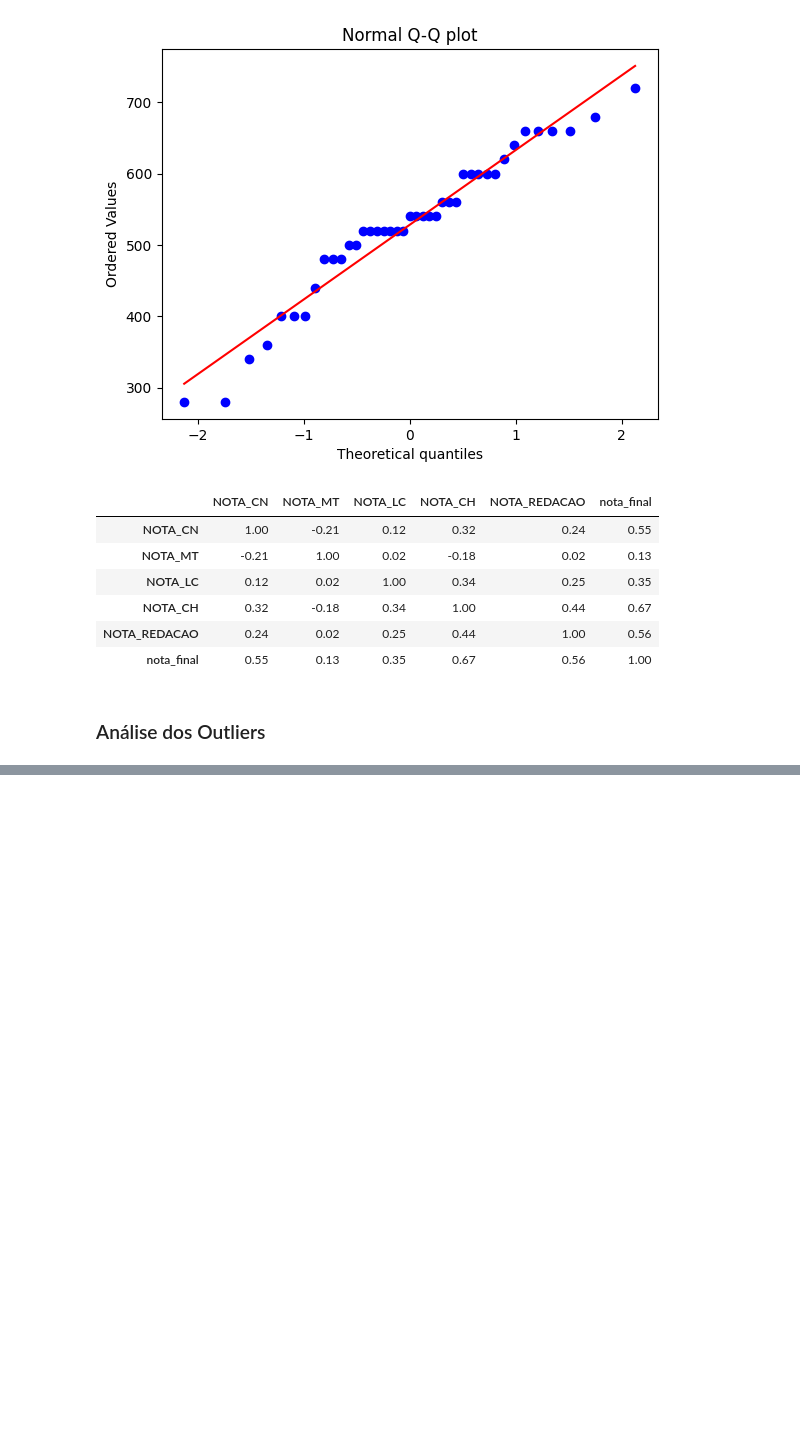
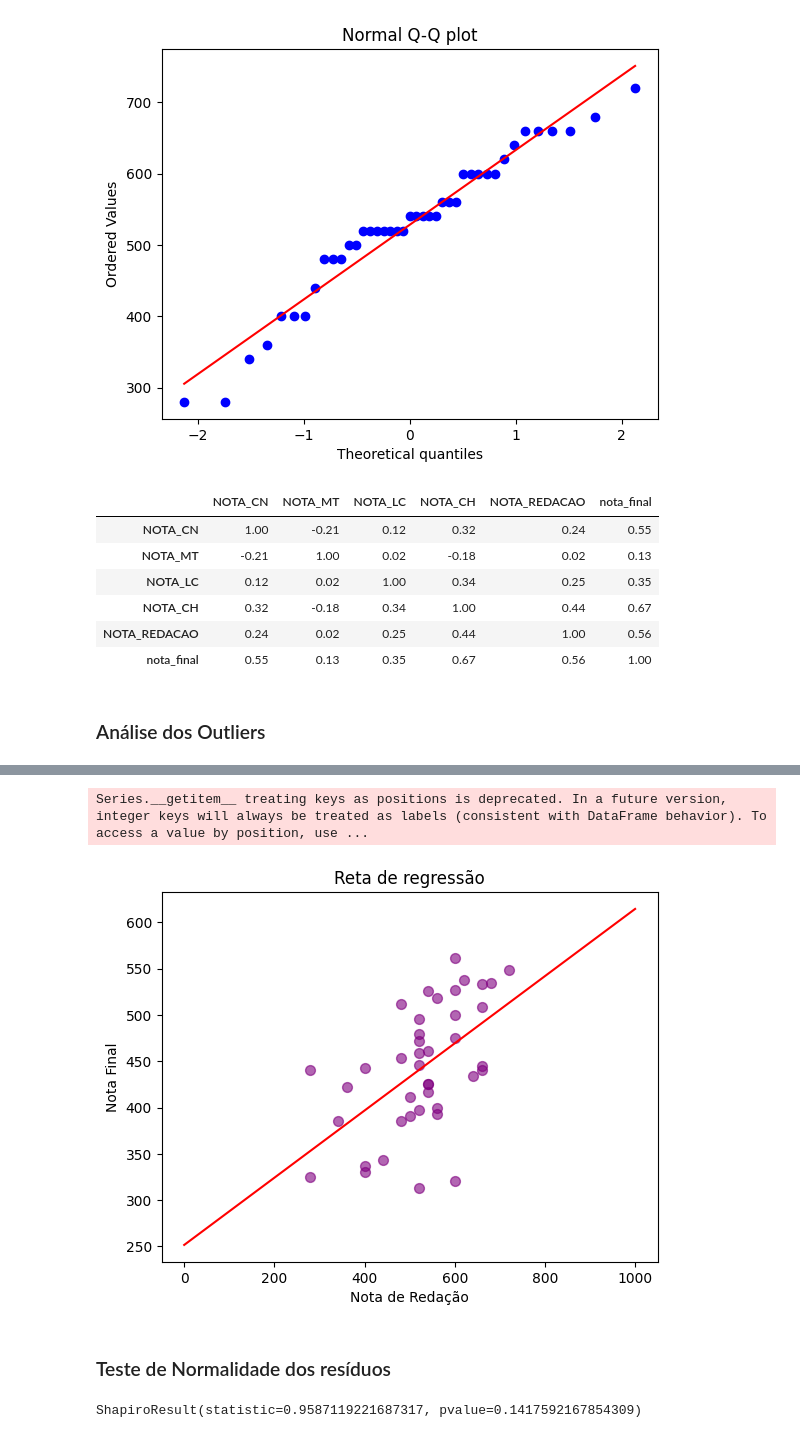
Before and after one commit to luizakuze/Cursos, a Jupyter notebook: curso/estatistica-inferencial/correlacao_regrassao.ipynb, the cells around one changed output, grey strips where cells are left out. Saved outputs shown, nothing was run; the diff lists cells and outputs as text; code cells hidden in the pictures; blank space fills up the shorter version.

Commit message:
:sparkles: regressão linear com statsmodels

```diff
--- a/curso/estatistica-inferencial/correlacao_regrassao.ipynb
+++ b/curso/estatistica-inferencial/correlacao_regrassao.ipynb
@@ -179,0 +187,8 @@ grafico.show()
+# %%
+regressao = smf.ols('nota_final ~ NOTA_REDACAO', data = notas_colegiox).fit() # ols é a regressão
+print(regressao.summary()) # ~ fazendo relação entre 2 variáveis. eixo y ~ eixo x.
+# summary mostra os resultados da regressão.
+# R-squared = r quadrado
+# coeficiente de determinação = Adj. R-squared, deu baixo então tem uma baixa qualidade
+# Intercept = coef linear
+# NOTA_REDACAO = coef angular
@@ -179,0 +252,19 @@ grafico.show()
+# %%
+plt.scatter(y=notas_colegiox.nota_final, x=notas_colegiox.NOTA_REDACAO, color='purple', s=50, alpha=0.6) # gráfico de dispersão, s=tamanho dos marcadores
+# X_plot = np.linspace(min(notas_colegiox.NOTA_REDACAO), max(notas_colegiox.NOTA_REDACAO), len(notas_colegiox.NOTA_REDACAO)) ond
+X_plot = np.linspace(0, 1000)
+plt.plot(X_plot, X_plot*regressao.params[1] + regressao.params[0], color='r')
+plt.title('Reta de regressão')
+plt.ylabel('Nota Final')
+plt.xlabel('Nota de Redação')
+plt.show()
+# %% [output]
+Series.__getitem__ treating keys as positions is deprecated. In a future version, integer keys will always be treated as labels (consistent with DataFrame behavior). To access a value by position, use ...
+[figure, added]
+# %% [markdown]
+### Teste de Normalidade dos resíduos
+# %%
+# Residuos da nota redação
+stats.shapiro(residuos) # maior que 0,05 para p_valor. é dist. normal
+# %% [output]
+ShapiroResult(statistic=0.9587119221687317, pvalue=0.1417592167854309)
```
Also changed, not shown: parts of 12 cells of this notebook.
